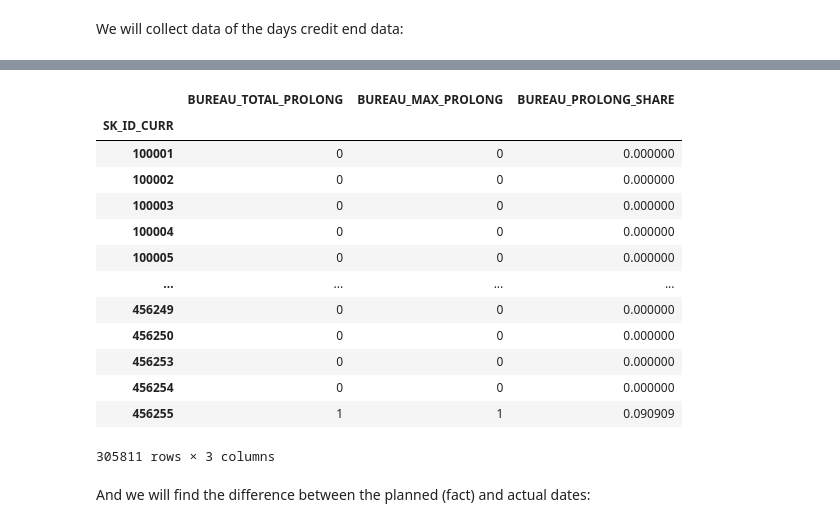
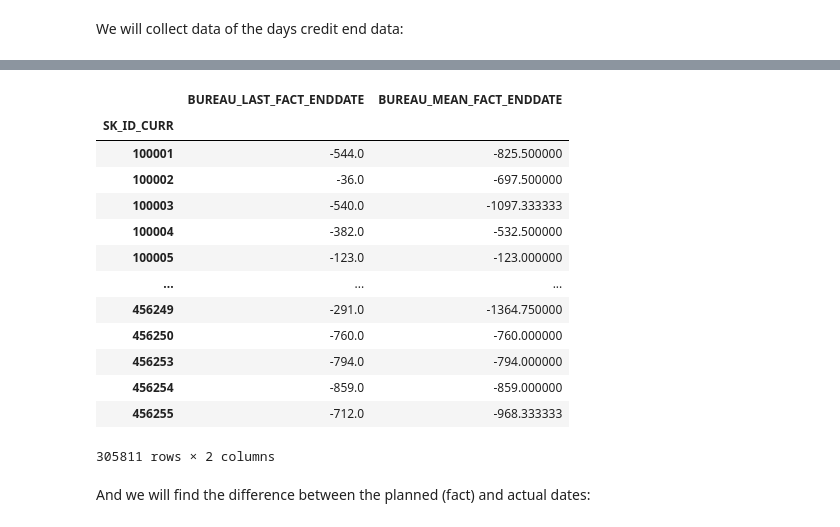
Before and after one commit to USL99/home-credit-default-risk, a Jupyter notebook: notebooks/03_feature_engineering.ipynb, the cells around one changed output, grey strips where cells are left out. Saved outputs shown, nothing was run; the diff lists cells and outputs as text; code cells hidden in the pictures.

Commit message:
Add 03_ bureau_features

```diff
--- a/notebooks/03_feature_engineering.ipynb
+++ b/notebooks/03_feature_engineering.ipynb
@@ -353,7 +353,7 @@ bureau_prolong
 # %% [markdown]
 We will collect data of the days credit end data:
 # %%
-bureau_df["ENDS_AFTER_APPLICATION"] = (bureau_df["DAYS_CREDIT_ENDDATE"] > 0).astype(int)
+bureau_df["ENDS_AFTER_APPLICATION"] = np.where(bureau_df["DAYS_CREDIT_ENDDATE"].isna(), np.nan, (bureau_df["DAYS_CREDIT_ENDDATE"] > 0).astype(int))
 bureau_credit_enddate = bureau_df.groupby("SK_ID_CURR").agg(BUREAU_LAST_PLANNED_ENDDATE=("DAYS_CREDIT_ENDDATE", "max"), BUREAU_MEAN_PLANNED_ENDDATE=("DAYS_CREDIT_ENDDATE", "mean"), BUREAU_ENDS_AFTER_APPL_SHARE=("ENDS_AFTER_APPLICATION", "mean"))
 bureau_credit_enddate
 # %% [output]
@@ -373,22 +373,22 @@ bureau_credit_enddate
 305811 rows × 3 columns
 # %%
 bureau_fact_enddate = (bureau_df.groupby("SK_ID_CURR").agg(BUREAU_LAST_FACT_ENDDATE = ("DAYS_ENDDATE_FACT", "max"), BUREAU_MEAN_FACT_ENDDATE = ("DAYS_ENDDATE_FACT", "mean")))
-bureau_prolong
+bureau_fact_enddate
 # %% [output]
-|  | BUREAU_TOTAL_PROLONG | BUREAU_MAX_PROLONG | BUREAU_PROLONG_SHARE |
-| SK_ID_CURR |  |  |  |
-| 100001 | 0 | 0 | 0.000000 |
-| 100002 | 0 | 0 | 0.000000 |
-| 100003 | 0 | 0 | 0.000000 |
-| 100004 | 0 | 0 | 0.000000 |
-| 100005 | 0 | 0 | 0.000000 |
-| ... | ... | ... | ... |
-| 456249 | 0 | 0 | 0.000000 |
-| 456250 | 0 | 0 | 0.000000 |
-| 456253 | 0 | 0 | 0.000000 |
-| 456254 | 0 | 0 | 0.000000 |
-| 456255 | 1 | 1 | 0.090909 |
+|  | BUREAU_LAST_FACT_ENDDATE | BUREAU_MEAN_FACT_ENDDATE |
+| SK_ID_CURR |  |  |
+| 100001 | -544.0 | -825.500000 |
+| 100002 | -36.0 | -697.500000 |
+| 100003 | -540.0 | -1097.333333 |
+| 100004 | -382.0 | -532.500000 |
+| 100005 | -123.0 | -123.000000 |
+| ... | ... | ... |
+| 456249 | -291.0 | -1364.750000 |
+| 456250 | -760.0 | -760.000000 |
+| 456253 | -794.0 | -794.000000 |
+| 456254 | -859.0 | -859.000000 |
+| 456255 | -712.0 | -968.333333 |
-305811 rows × 3 columns
+305811 rows × 2 columns
 # %% [markdown]
 And we will find the difference between the planned (fact) and actual dates:
 # %%
```
Also changed, not shown: parts of 15 cells of this notebook.
